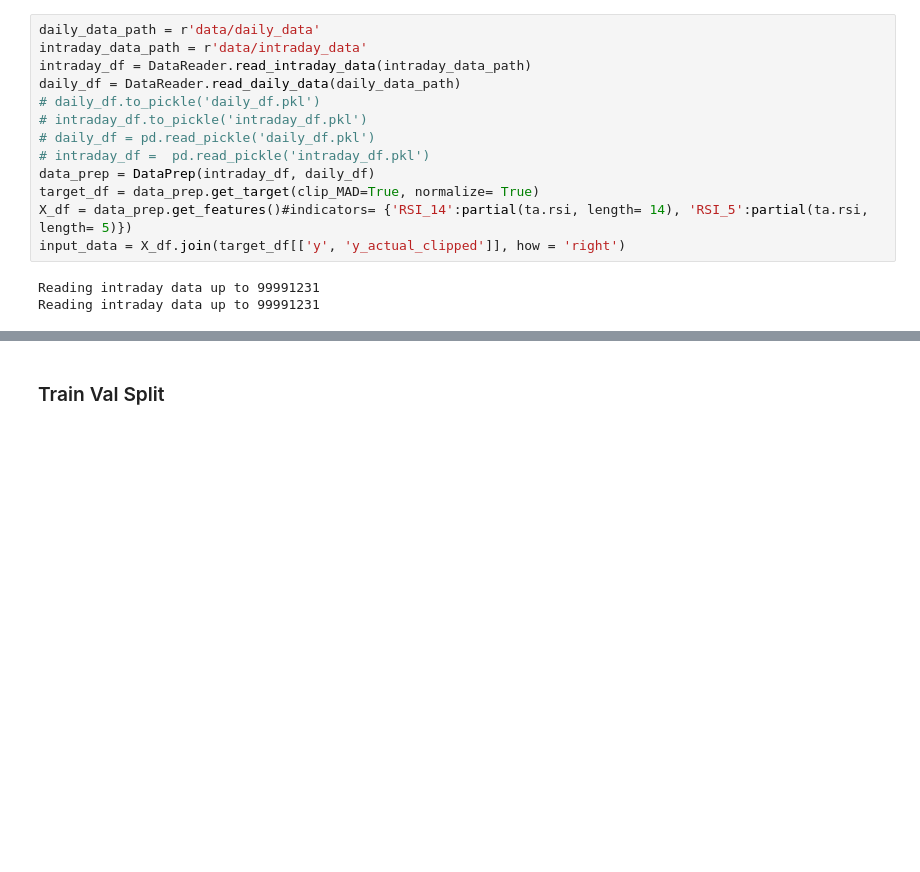
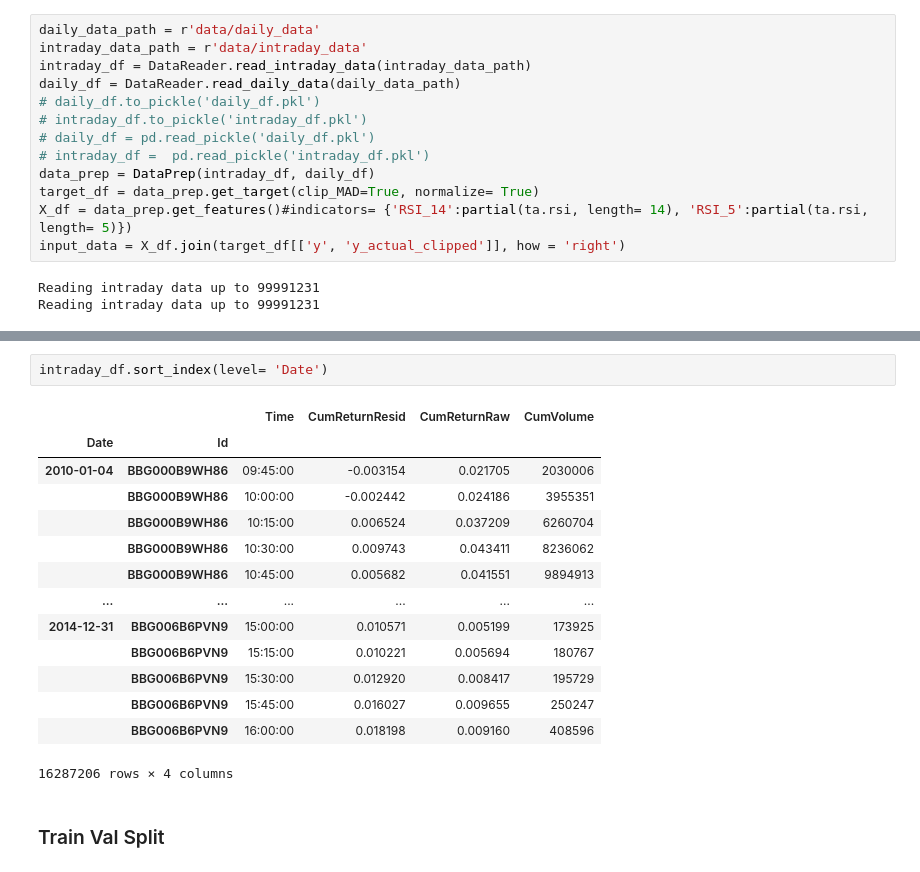
Before and after one commit to gruberjulius/ML_Task_4, a Jupyter notebook: CV.ipynb, the cells around one changed output, grey strips where cells are left out. Cells and saved outputs as stored; diff of their text form; blank space fills up the shorter version.

```diff
--- a/CV.ipynb
+++ b/CV.ipynb
@@ -32,3 +49,20 @@ Reading intraday data up to 99991231
+# %%
+intraday_df.sort_index(level= 'Date')
+# %% [output]
+|  |  | Time | CumReturnResid | CumReturnRaw | CumVolume |
+| Date | Id |  |  |  |  |
+| 2010-01-04 | BBG000B9WH86 | 09:45:00 | -0.003154 | 0.021705 | 2030006 |
+|  | BBG000B9WH86 | 10:00:00 | -0.002442 | 0.024186 | 3955351 |
+|  | BBG000B9WH86 | 10:15:00 | 0.006524 | 0.037209 | 6260704 |
+|  | BBG000B9WH86 | 10:30:00 | 0.009743 | 0.043411 | 8236062 |
+|  | BBG000B9WH86 | 10:45:00 | 0.005682 | 0.041551 | 9894913 |
+| ... | ... | ... | ... | ... | ... |
+| 2014-12-31 | BBG006B6PVN9 | 15:00:00 | 0.010571 | 0.005199 | 173925 |
+|  | BBG006B6PVN9 | 15:15:00 | 0.010221 | 0.005694 | 180767 |
+|  | BBG006B6PVN9 | 15:30:00 | 0.012920 | 0.008417 | 195729 |
+|  | BBG006B6PVN9 | 15:45:00 | 0.016027 | 0.009655 | 250247 |
+|  | BBG006B6PVN9 | 16:00:00 | 0.018198 | 0.009160 | 408596 |
+16287206 rows × 4 columns
 # %% [markdown]
 ### Train Val Split
 # %%
```
Also changed, not shown: parts of 1 cell of this notebook, 1 other file.
